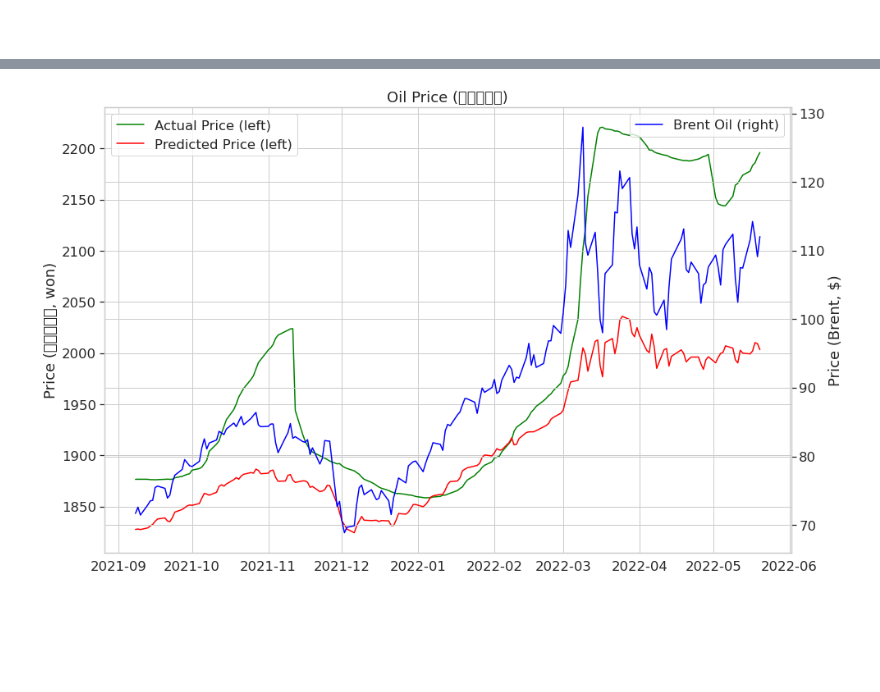
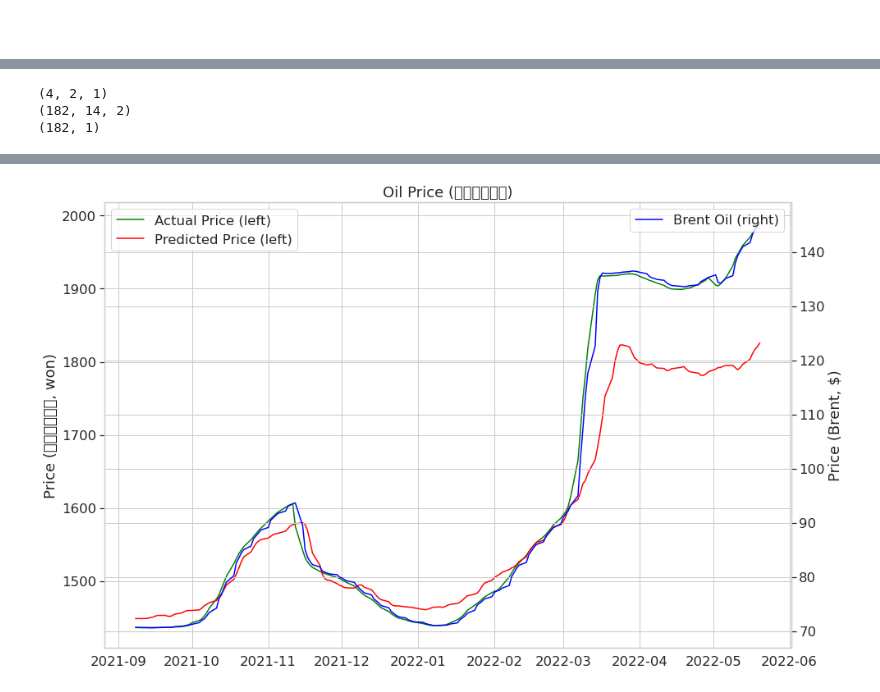
Before and after one commit to dopeornope-Lee/dbfirst_oil_prediction, a Jupyter notebook: 220602/20220530_example_code.ipynb, the cells around one changed output, grey strips where cells are left out. Saved outputs shown, nothing was run; the diff lists cells and outputs as text; code cells hidden in the pictures; blank space fills up the shorter version.

```diff
--- a/220602/20220530_example_code.ipynb
+++ b/220602/20220530_example_code.ipynb
@@ -119,7 +119,7 @@ brent oil 설명: https://bibeom.com/2020/03/08/%EA%B5%AD%EC%A0%9C%EC%9C%A0%EA%B
 # %% [markdown]
 #
 # %%
-df1 = total_dataset.loc[:,['Brent', '고급휘발유']]
+df1 = total_dataset.loc[:,['Brent', '자동차용경유']]
 # %%
 df1
 # %% [output]
@@ -146,7 +146,7 @@ def to_sequences(data, seq_len, pred_len):
     y_train = []
 
     for i in range(seq_len, len(data) - pred_len + 1):
-        x_train.append(data[i - seq_len: i, 0])
+        x_train.append(data[i - seq_len: i, 0:])
         y_train.append(data[i + pred_len - 1: i + pred_len, 1])
 
     return np.array(x_train), np.array(y_train)
@@ -191,7 +195,7 @@ def train_model(X_train, y_train, BATCH_SIZE):
     model = keras.Sequential()
 
     #################################
-    model.add(GRU(64,return_sequences=True,input_shape=(X_train.shape[1],1)))
+    model.add(GRU(64,return_sequences=True,input_shape=(X_train.shape[1],2)))
 
     model.add(GRU(32,return_sequences=True))
     model.add(Dropout(rate=DROPOUT))
@@ -310,3 +334,19 @@ plt.show()
+# %%
+#model.predict(X_test).shape
+
+
+a=[[[1],[2]],[[2],[3]],[[3],[4]],[[5],[6]]]
+a= np.array(a)
+
+print(a.shape)
+
+print(X_test.shape)
+
+print(y_test.shape)
+# %% [output]
+(4, 2, 1)
+(182, 14, 2)
+(182, 1)
 # %%
 # Prediction
 def draw_plot_test(model, df, X_test, y_test, scaler):
@@ -314,7 +354,7 @@ def draw_plot_test(model, df, X_test, y_test, scaler):
 
     y_test_ = [y[0] for y in y_test]
     y_hat = [y[0] for y in y_hat]
-
+    X_test=X_test[:,:,1]
     y_test_inverse = scaler.inverse_transform(pd.DataFrame(
         {df.columns[0]: X_test[:,-1],
         df.columns[1]: y_test_}
@@ -340,4 +380,7 @@ def draw_plot_test(model, df, X_test, y_test, scaler):
     plt.show()
 
 draw_plot_test(model, df1, X_test, y_test, scaler1)
+
+#print(X_test[:,:,1].shape)
+#print(y_test.shape)
 # %% [output]
@@ -348,4 +387,4 @@ draw_plot_test(model, df1, X_test, y_test, scaler1)
-[figure, old version]
+[figure, new version]
 # %%
 def draw_plot_total(model, df, X_total, y_total, scaler):
     y_total_hat = model.predict(X_total)
```
Also changed, not shown: parts of 13 cells of this notebook, 2 other files.
